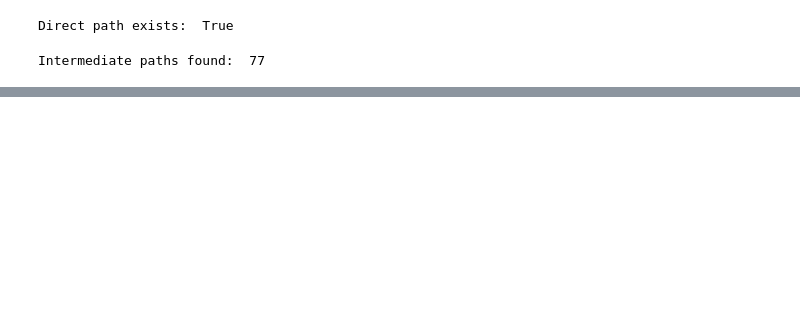
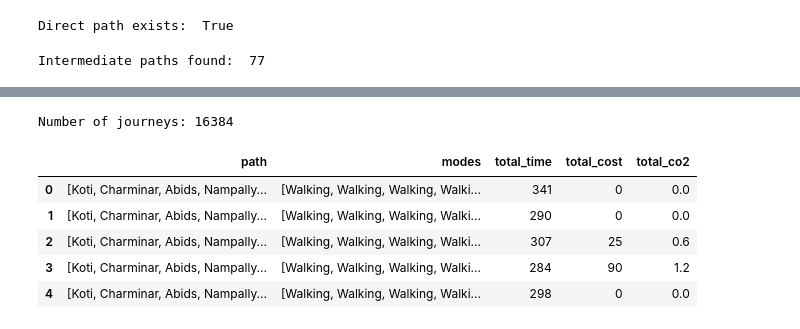
Before and after one commit to thanmai-09/ai-sustainable-multimodal-route-planner, a Jupyter notebook: sustainable_multimodal_route_planner.ipynb, the cells around one changed output, grey strips where cells are left out. Saved outputs shown, nothing was run; the diff lists cells and outputs as text; code cells hidden in the pictures; blank space fills up the shorter version.

Commit message:
Add multimodal journey generation and optimization

```diff
--- a/sustainable_multimodal_route_planner.ipynb
+++ b/sustainable_multimodal_route_planner.ipynb
@@ -324,0 +339,9 @@ Intermediate paths found:  77
+# %%
+###  Identifying Path Segments
+def get_segments(path):
+    segments = []
+
+    for i in range(len(path) - 1):
+        segments.append((path[i], path[i + 1]))
+
+    return segments
@@ -324,0 +372,14 @@ Intermediate paths found:  77
+# %%
+### Generating Transportation Options for Each Segment
+
+def get_available_modes(segment_options, available_modes):
+    mode_options = []
+
+    for options in segment_options:
+        modes_for_segment = options[
+            options["mode"].isin(available_modes)
+        ].copy()
+
+        mode_options.append(modes_for_segment)
+
+    return mode_options
@@ -324,0 +562,21 @@ Intermediate paths found:  77
+# %%
+### Testing Multimodal Journey Generation
+
+journeys = generate_multimodal_journeys(
+    paths[0],
+    get_available_modes(
+        get_segment_options(paths[0], df),
+        modes
+    )
+)
+
+print("Number of journeys:", len(journeys))
+journeys.head()
+# %% [output]
+Number of journeys: 16384
+|  | path | modes | total_time | total_cost | total_co2 |
+| 0 | [Koti, Charminar, Abids, Nampally... | [Walking, Walking, Walking, Walki... | 341 | 0 | 0.0 |
+| 1 | [Koti, Charminar, Abids, Nampally... | [Walking, Walking, Walking, Walki... | 290 | 0 | 0.0 |
+| 2 | [Koti, Charminar, Abids, Nampally... | [Walking, Walking, Walking, Walki... | 307 | 25 | 0.6 |
+| 3 | [Koti, Charminar, Abids, Nampally... | [Walking, Walking, Walking, Walki... | 284 | 90 | 1.2 |
+| 4 | [Koti, Charminar, Abids, Nampally... | [Walking, Walking, Walking, Walki... | 298 | 0 | 0.0 |
```
Also changed, not shown: parts of 29 cells of this notebook.
